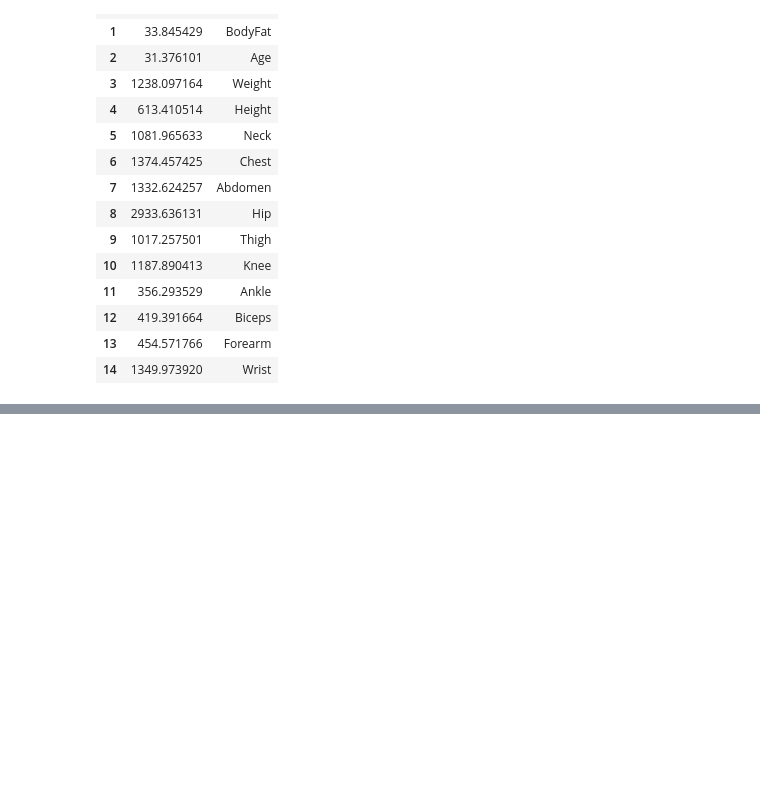
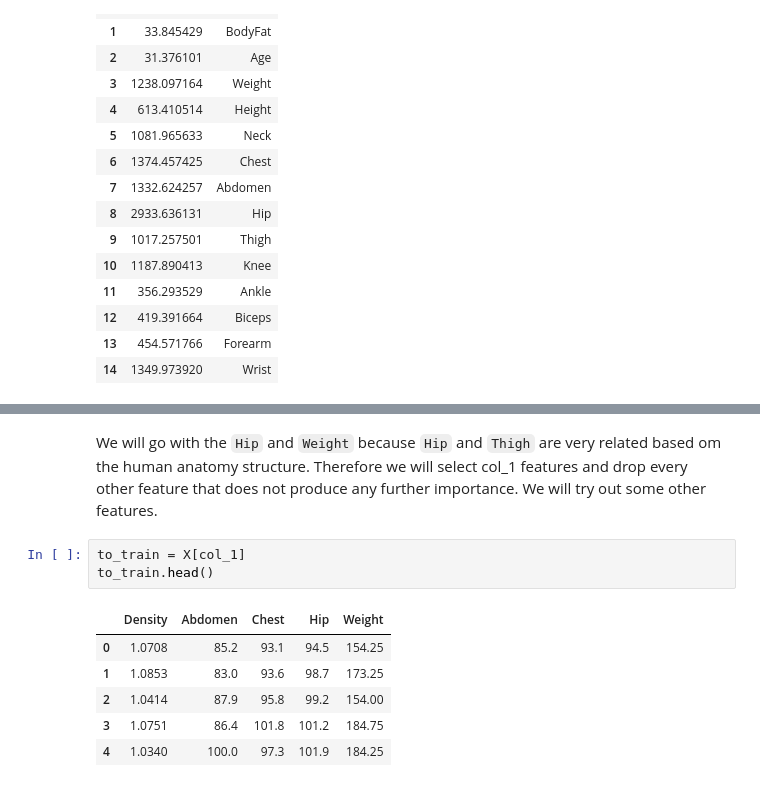
Before and after one commit to lawalsegun2025/body_fat_estimator, a Jupyter notebook: body_fat_predictor.ipynb, the cells around one changed output, grey strips where cells are left out. Cells and saved outputs as stored; diff of their text form; blank space fills up the shorter version.

```diff
--- a/body_fat_predictor.ipynb
+++ b/body_fat_predictor.ipynb
@@ -414,0 +413,12 @@ We will go with the `Hip` and `Weight` because `Hip` and `Thigh` are very relate
+# %% [markdown]
+We will go with the `Hip` and `Weight` because `Hip` and `Thigh` are very related based om the human anatomy structure. Therefore we will select col_1 features and drop every other feature that does not produce any further importance. We will try out some other features.
+# %%
+to_train = X[col_1]
+to_train.head()
+# %% [output]
+|  | Density | Abdomen | Chest | Hip | Weight |
+| 0 | 1.0708 | 85.2 | 93.1 | 94.5 | 154.25 |
+| 1 | 1.0853 | 83.0 | 93.6 | 98.7 | 173.25 |
+| 2 | 1.0414 | 87.9 | 95.8 | 99.2 | 154.00 |
+| 3 | 1.0751 | 86.4 | 101.8 | 101.2 | 184.75 |
+| 4 | 1.0340 | 100.0 | 97.3 | 101.9 | 184.25 |
```
Also changed, not shown: parts of 9 cells of this notebook.
